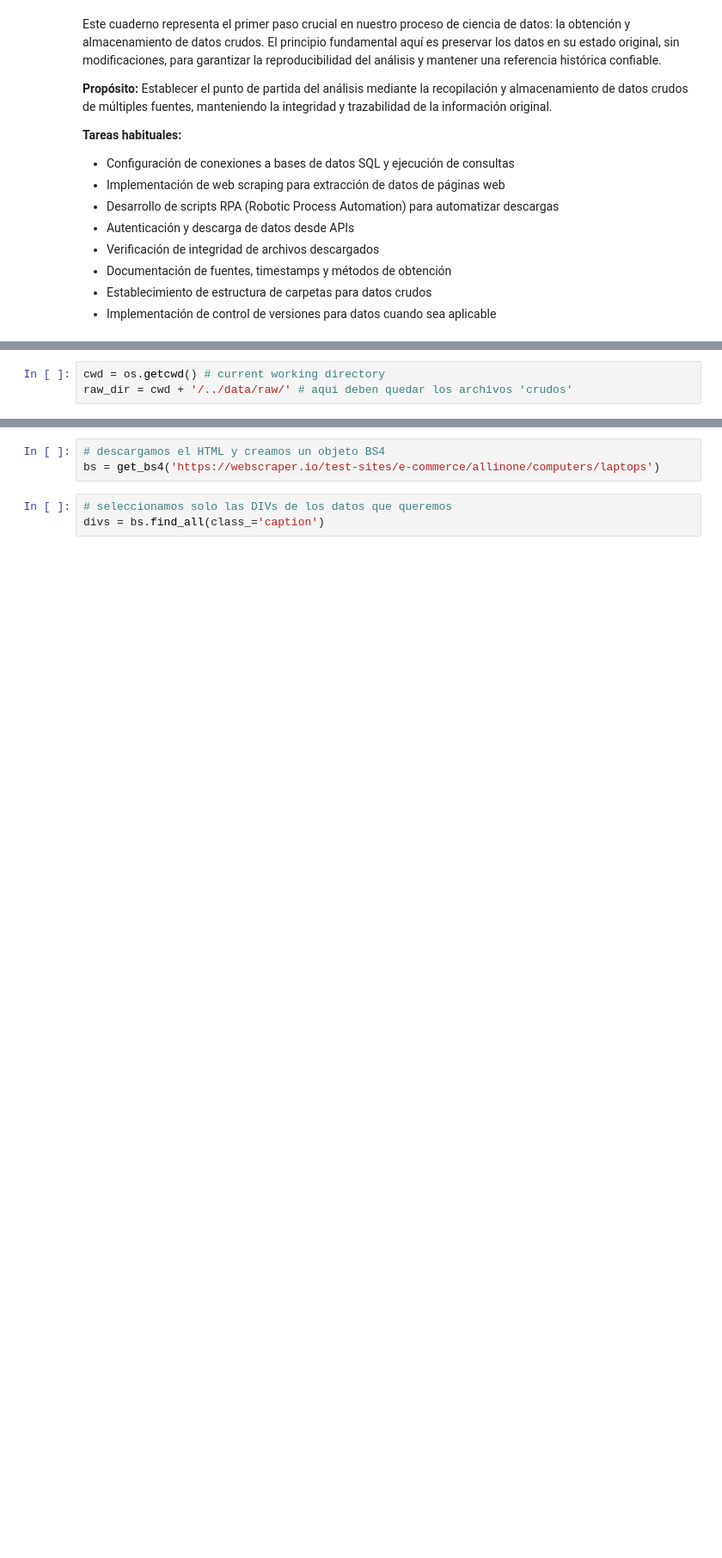
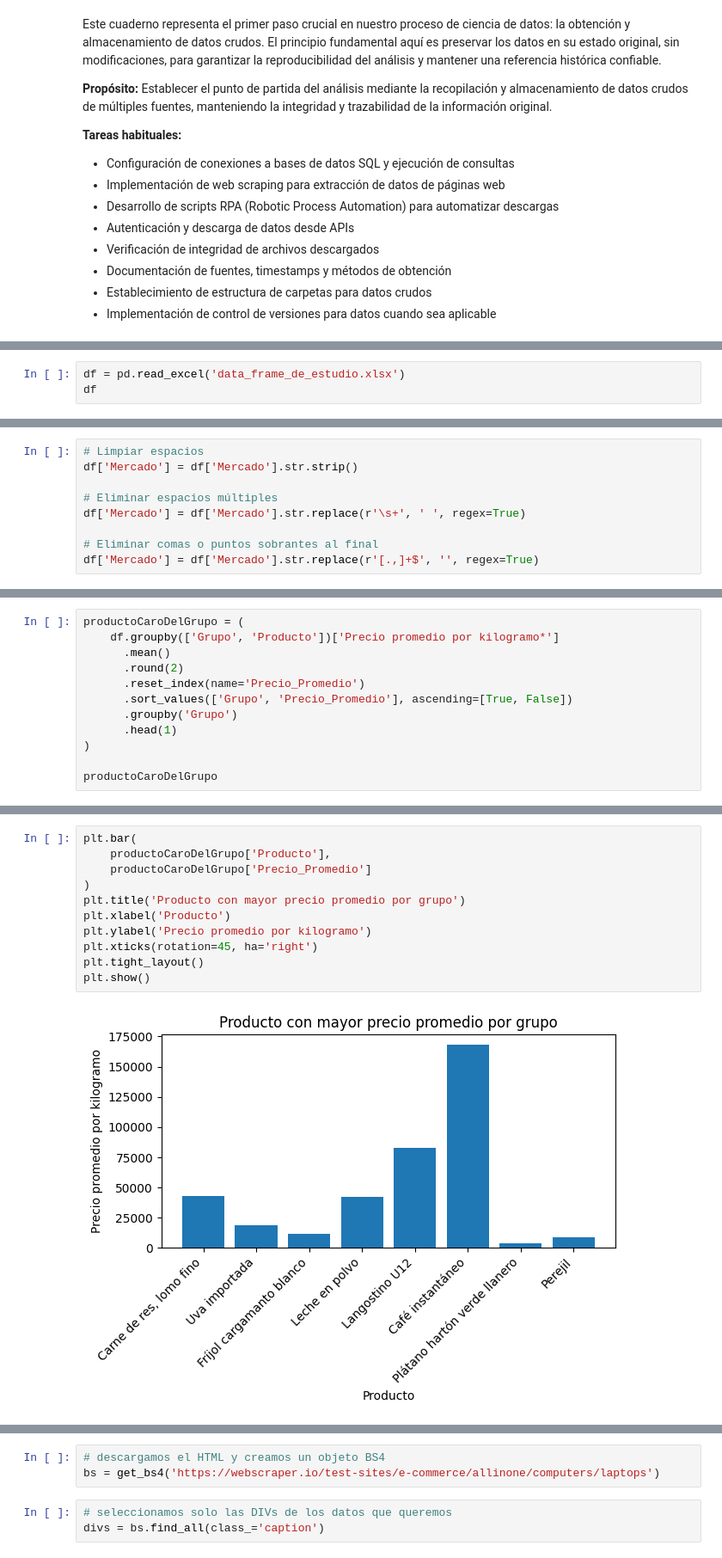
Before and after one commit to daniel-barona/proyecto_ciencia_datos, a Jupyter notebook: src/00_descargas.ipynb, the cells around one changed output, grey strips where cells are left out. Shown at 86% size. Saved outputs shown, nothing was run; the diff lists cells and outputs as text; blank space fills up the shorter version.

```diff
--- a/src/00_descargas.ipynb
+++ b/src/00_descargas.ipynb
@@ -24,3 +34,3 @@ import os
 # %%
-cwd = os.getcwd() # current working directory
-raw_dir = cwd + '/../data/raw/' # aquí deben quedar los archivos 'crudos'
+df = pd.read_excel('data_frame_de_estudio.xlsx')
+df
@@ -102,0 +53,9 @@ def get_bs4(url):
+# %%
+# Limpiar espacios
+df['Mercado'] = df['Mercado'].str.strip()
+
+# Eliminar espacios múltiples
+df['Mercado'] = df['Mercado'].str.replace(r'\s+', ' ', regex=True)
+
+# Eliminar comas o puntos sobrantes al final
+df['Mercado'] = df['Mercado'].str.replace(r'[.,]+$', '', regex=True)
@@ -102,0 +105,12 @@ def get_bs4(url):
+# %%
+productoCaroDelGrupo = (
+    df.groupby(['Grupo', 'Producto'])['Precio promedio por kilogramo*']
+      .mean()
+      .round(2)
+      .reset_index(name='Precio_Promedio')
+      .sort_values(['Grupo', 'Precio_Promedio'], ascending=[True, False])
+      .groupby('Grupo')
+      .head(1)
+)
+
+productoCaroDelGrupo
@@ -102,0 +129,13 @@ def get_bs4(url):
+# %%
+plt.bar(
+    productoCaroDelGrupo['Producto'],
+    productoCaroDelGrupo['Precio_Promedio']
+)
+plt.title('Producto con mayor precio promedio por grupo')
+plt.xlabel('Producto')
+plt.ylabel('Precio promedio por kilogramo')
+plt.xticks(rotation=45, ha='right')
+plt.tight_layout()
+plt.show()
+# %% [output]
+[figure, added]
```
Also changed, not shown: parts of 94 cells of this notebook.
